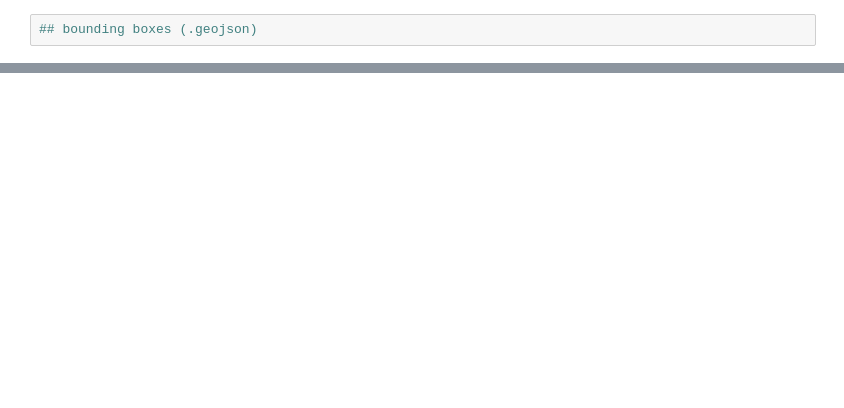
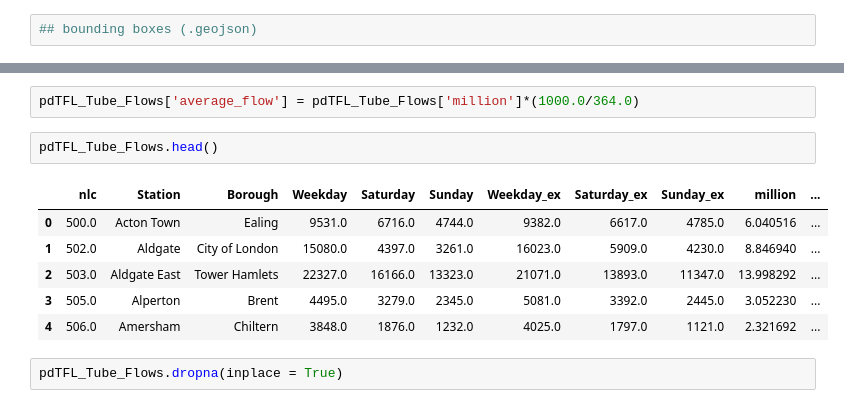
Before and after one commit to eddyholland/Coursera_Capstone, a Jupyter notebook: Untitled.ipynb, the cells around one changed output, grey strips where cells are left out. Saved outputs shown, nothing was run; the diff lists cells and outputs as text; blank space fills up the shorter version.

```diff
--- a/Untitled.ipynb
+++ b/Untitled.ipynb
@@ -46,0 +356,13 @@ ValueError: Expected object or value
+# %%
+pdTFL_Tube_Flows['average_flow'] = pdTFL_Tube_Flows['million']*(1000.0/364.0)
+# %%
+pdTFL_Tube_Flows.head()
+# %% [output]
+|  | nlc | Station | Borough | Weekday | Saturday | Sunday | Weekday_ex | Saturday_ex | Sunday_ex | million | ... |
+| 0 | 500.0 | Acton Town | Ealing | 9531.0 | 6716.0 | 4744.0 | 9382.0 | 6617.0 | 4785.0 | 6.040516 | ... |
+| 1 | 502.0 | Aldgate | City of London | 15080.0 | 4397.0 | 3261.0 | 16023.0 | 5909.0 | 4230.0 | 8.846940 | ... |
+| 2 | 503.0 | Aldgate East | Tower Hamlets | 22327.0 | 16166.0 | 13323.0 | 21071.0 | 13893.0 | 11347.0 | 13.998292 | ... |
+| 3 | 505.0 | Alperton | Brent | 4495.0 | 3279.0 | 2345.0 | 5081.0 | 3392.0 | 2445.0 | 3.052230 | ... |
+| 4 | 506.0 | Amersham | Chiltern | 3848.0 | 1876.0 | 1232.0 | 4025.0 | 1797.0 | 1121.0 | 2.321692 | ... |
+# %%
+pdTFL_Tube_Flows.dropna(inplace = True)
```
Also changed, not shown: parts of 38 cells of this notebook, 3 other files.
